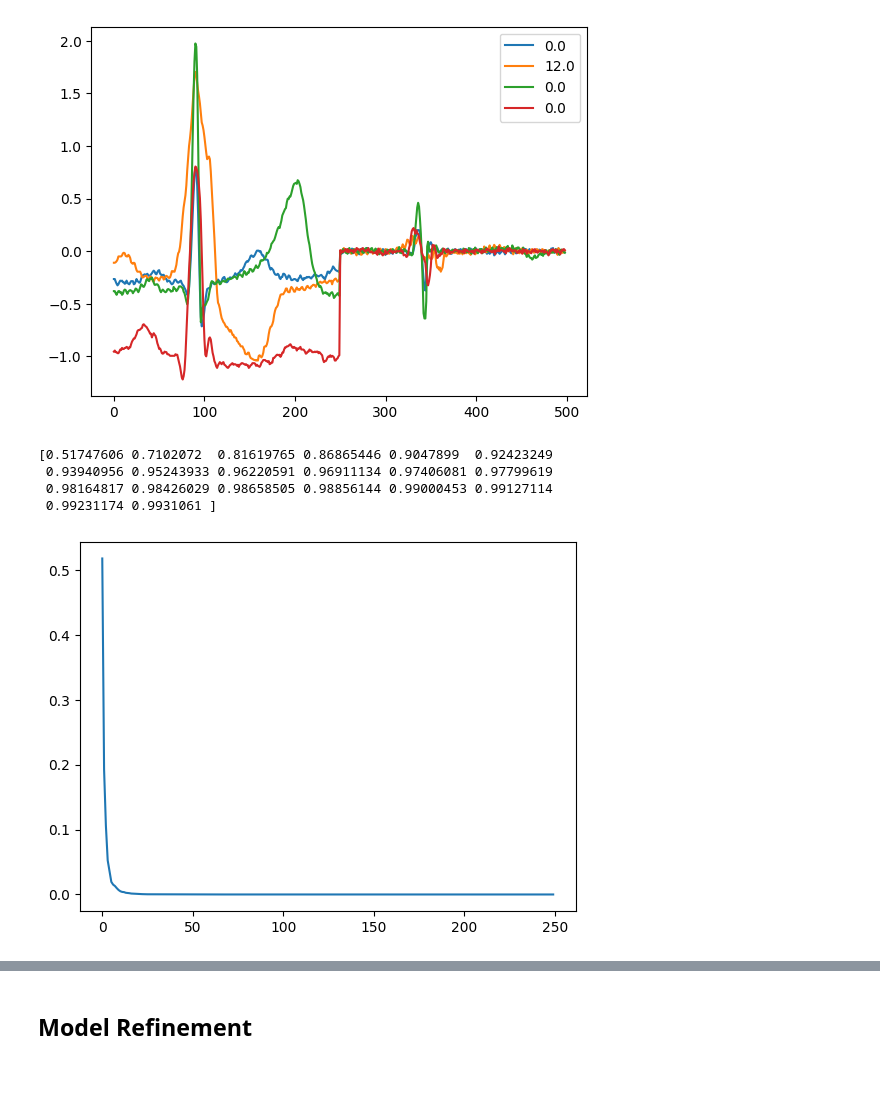
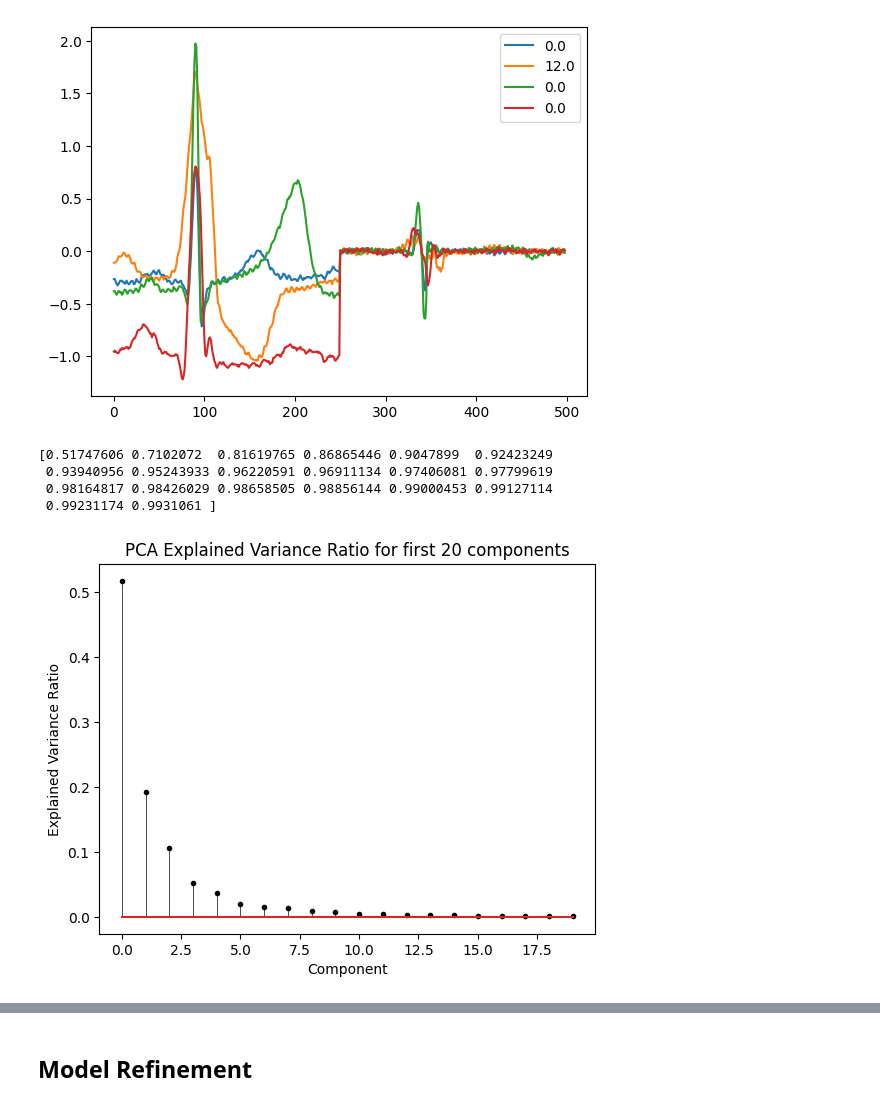
Before and after one commit to zachorrie/ML_ASS, a Jupyter notebook: CS_ARR.ipynb, the cells around one changed output, grey strips where cells are left out. Saved outputs shown, nothing was run; the diff lists cells and outputs as text; code cells hidden in the pictures; blank space fills up the shorter version.

```diff
--- a/CS_ARR.ipynb
+++ b/CS_ARR.ipynb
@@ -290,15 +305,21 @@ plt.show()
 # %%
 # apply PCA to the original data
 pca = PCA()
 pca.fit(X_train)
 X_train_pca = pca.transform(X_train)
 X_val_pca = pca.transform(X_val)
 print(np.cumsum(pca.explained_variance_ratio_[0:20]))
-plt.plot(pca.explained_variance_ratio_)
+markerline, stemline, baseline, = plt.stem(pca.explained_variance_ratio_[0:20], linefmt='k-', markerfmt='ko', basefmt='C3-')
+plt.setp(stemline, linewidth = 0.5)
+plt.setp(markerline, markersize = 3)
+plt.title('PCA Explained Variance Ratio for first 20 components')
+plt.ylabel('Explained Variance Ratio')
+plt.xlabel('Component')
+plt.savefig('./figs/pca.pdf')
 plt.show()
 # %% [output]
 [0.51747606 0.7102072  0.81619765 0.86865446 0.9047899  0.92423249
  0.93940956 0.95243933 0.96220591 0.96911134 0.97406081 0.97799619
  0.98164817 0.98426029 0.98658505 0.98856144 0.99000453 0.99127114
  0.99231174 0.9931061 ]
-[figure, old version]
+[figure, new version]
```
Also changed, not shown: parts of 12 cells of this notebook, 7 other files.
